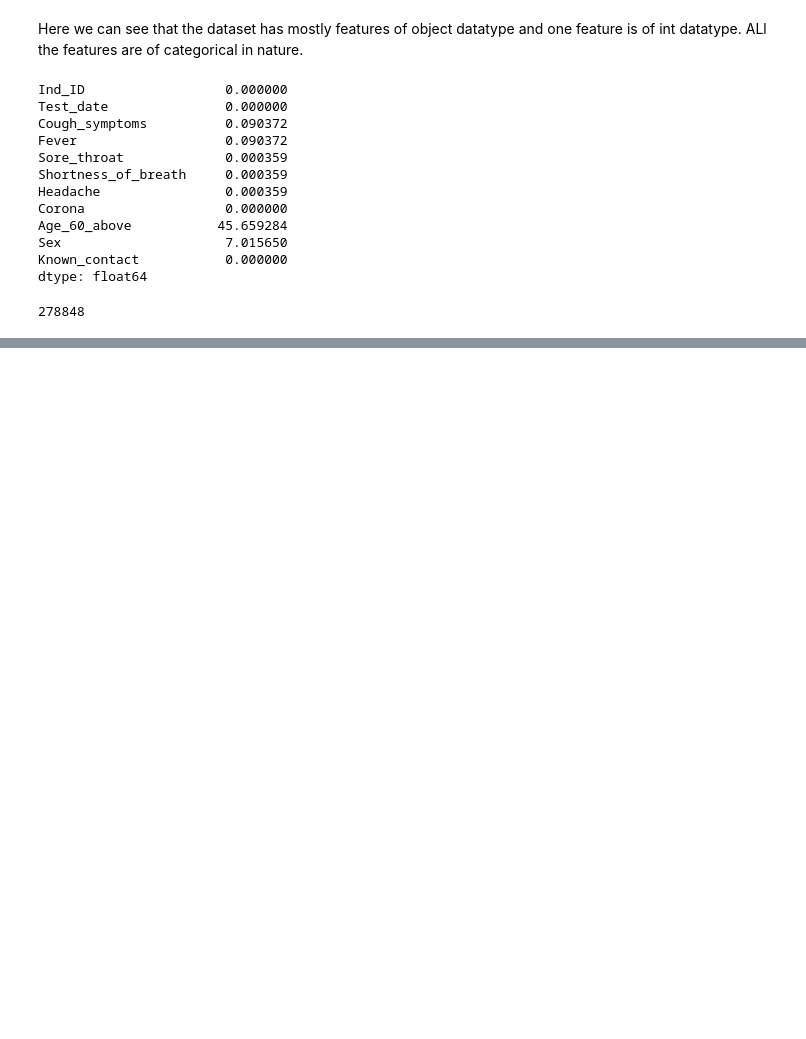
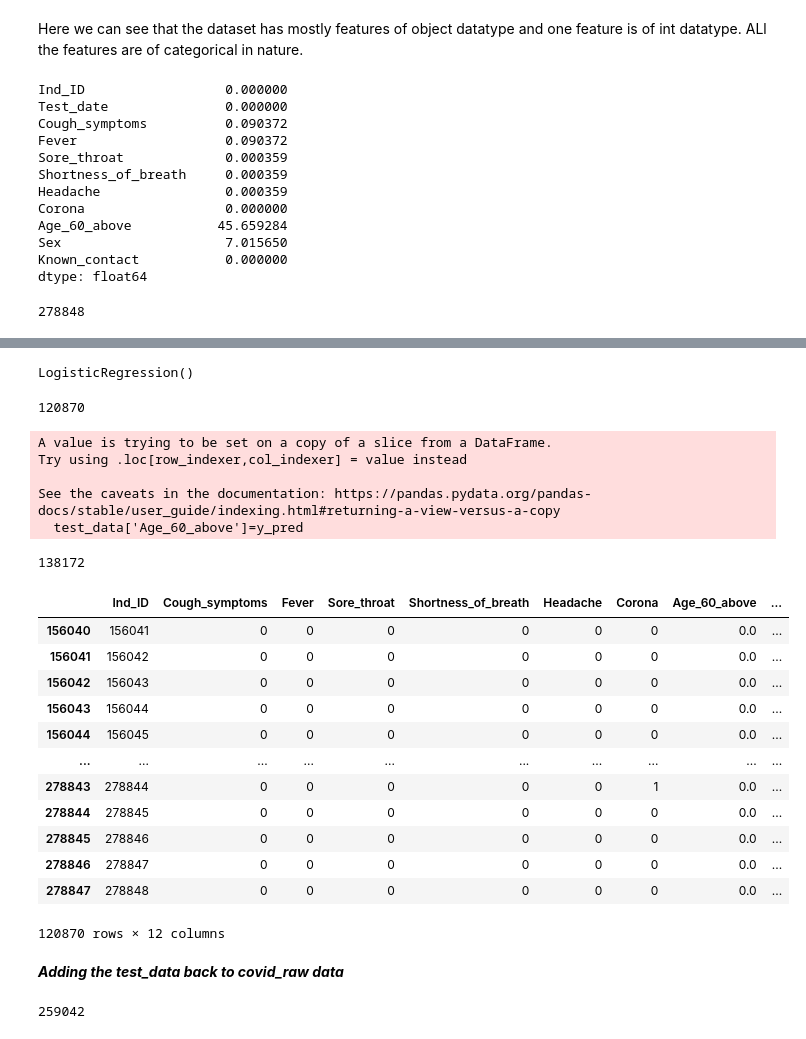
Before and after one commit to Gemini-Abhi/Machine-Learning-projects, a Jupyter notebook: Covid Project/Covid_Project.ipynb, the cells around one changed output, grey strips where cells are left out. Saved outputs shown, nothing was run; the diff lists cells and outputs as text; code cells hidden in the pictures; blank space fills up the shorter version.

```diff
--- a/Covid Project/Covid_Project.ipynb
+++ b/Covid Project/Covid_Project.ipynb
@@ -116,0 +208,53 @@ Name: count, dtype: int64
+# %%
+#Dropping the null values to have a non-null train data
+covid_raw.dropna(inplace= True)
+y_train=covid_raw['Age_60_above']
+
+X_train = covid_raw.drop(['Age_60_above'],axis=1)
+X_test= test_data.drop(['Age_60_above'],axis=1)
+# %%
+#Performing model training
+model = LogisticRegression()
+model.fit(X_train,y_train)
+# %% [output]
+LogisticRegression()
+# %%
+#Predicting the values
+X_test.dropna(inplace = True)
+y_pred = model.predict(X_test)
+# %%
+# Here we can see length of predicted values are same as number of null values in the previous test_data
+len(y_pred)
+# %% [output]
+120870
+# %%
+#Adding the predicting values to the test_data
+test_data['Age_60_above']=y_pred
+# %% [output]
+A value is trying to be set on a copy of a slice from a DataFrame.
+Try using .loc[row_indexer,col_indexer] = value instead
+
+See the caveats in the documentation: https://pandas.pydata.org/pandas-docs/stable/user_guide/indexing.html#returning-a-view-versus-a-copy
+  test_data['Age_60_above']=y_pred
+# %%
+len(covid_raw)
+# %% [output]
+138172
+# %%
+test_data
+# %% [output]
+|  | Ind_ID | Cough_symptoms | Fever | Sore_throat | Shortness_of_breath | Headache | Corona | Age_60_above | ... |
+| 156040 | 156041 | 0 | 0 | 0 | 0 | 0 | 0 | 0.0 | ... |
+| 156041 | 156042 | 0 | 0 | 0 | 0 | 0 | 0 | 0.0 | ... |
+| 156042 | 156043 | 0 | 0 | 0 | 0 | 0 | 0 | 0.0 | ... |
+| 156043 | 156044 | 0 | 0 | 0 | 0 | 0 | 0 | 0.0 | ... |
+| 156044 | 156045 | 0 | 0 | 0 | 0 | 0 | 0 | 0.0 | ... |
+| ... | ... | ... | ... | ... | ... | ... | ... | ... | ... |
+| 278843 | 278844 | 0 | 0 | 0 | 0 | 0 | 1 | 0.0 | ... |
+| 278844 | 278845 | 0 | 0 | 0 | 0 | 0 | 0 | 0.0 | ... |
+| 278845 | 278846 | 0 | 0 | 0 | 0 | 0 | 0 | 0.0 | ... |
+| 278846 | 278847 | 0 | 0 | 0 | 0 | 0 | 0 | 0.0 | ... |
+| 278847 | 278848 | 0 | 0 | 0 | 0 | 0 | 0 | 0.0 | ... |
+120870 rows × 12 columns
+# %% [markdown]
+***Adding the test_data back to covid_raw data***
@@ -116,0 +263,4 @@ Name: count, dtype: int64
+# %%
+len(new_covid)
+# %% [output]
+259042
```
Also changed, not shown: parts of 21 cells of this notebook.
